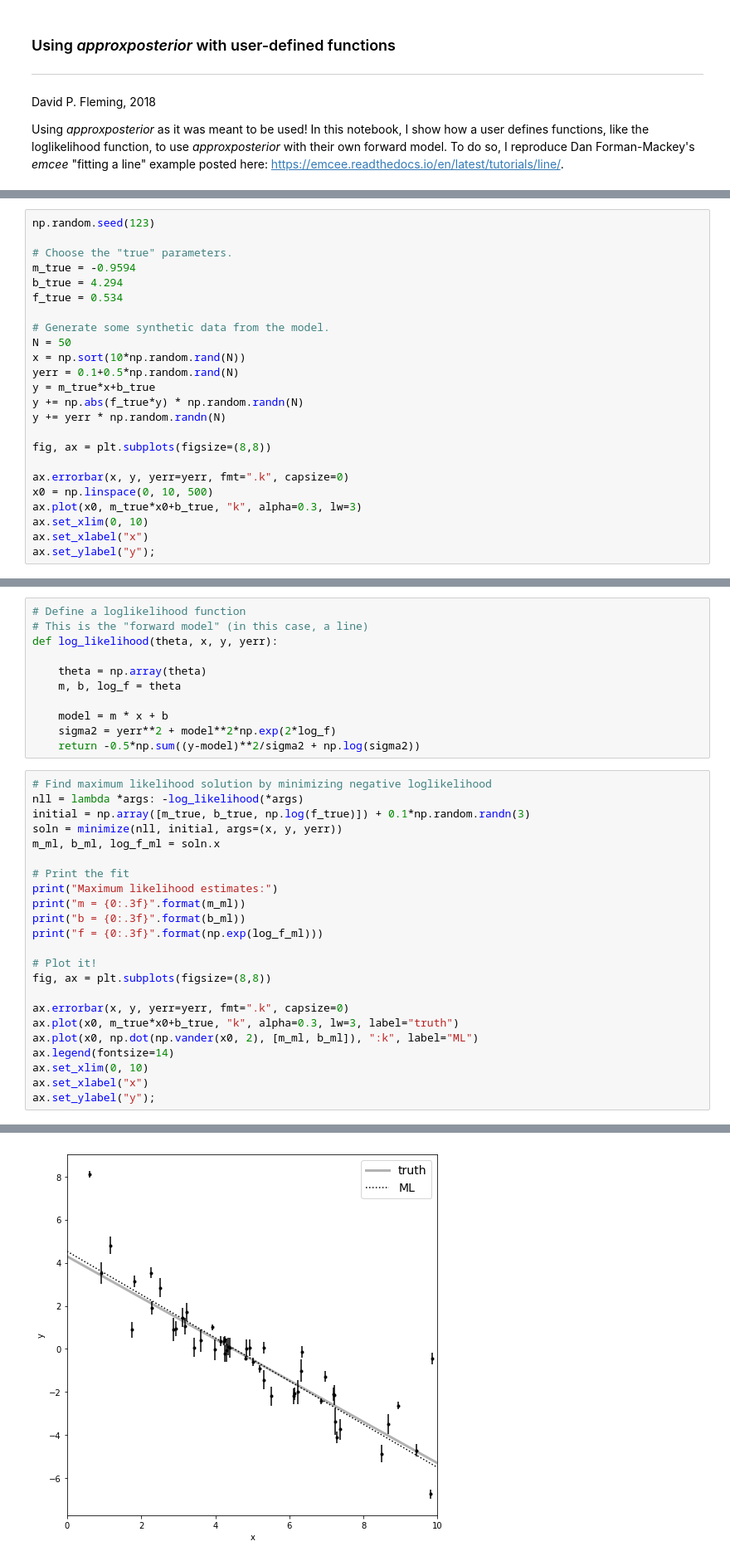
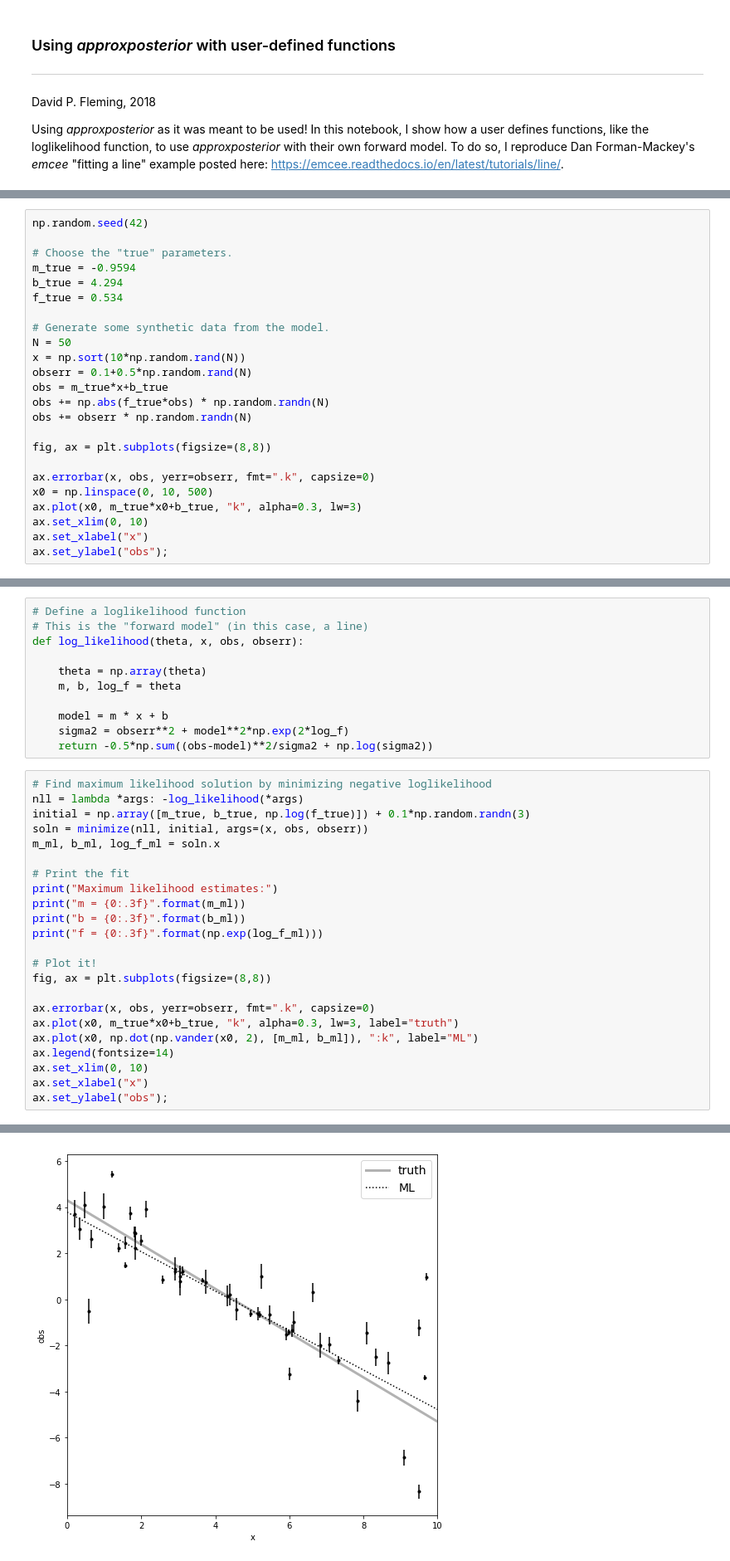
Before and after one commit to dflemin3/approxposterior, a Jupyter notebook: examples/Notebooks/tutorial.ipynb, the cells around one changed output, grey strips where cells are left out. Shown at 83% size. Drawn from its saved outputs; the diff is of its cells as text.

```diff
--- a/examples/Notebooks/tutorial.ipynb
+++ b/examples/Notebooks/tutorial.ipynb
@@ -15,7 +16,7 @@ import corner
 
 from approxposterior import bp
 # %%
-np.random.seed(123)
+np.random.seed(42)
 
 # Choose the "true" parameters.
 m_true = -0.9594
@@ -25,17 +26,17 @@ f_true = 0.534
 # Generate some synthetic data from the model.
 N = 50
 x = np.sort(10*np.random.rand(N))
-yerr = 0.1+0.5*np.random.rand(N)
-y = m_true*x+b_true
-y += np.abs(f_true*y) * np.random.randn(N)
-y += yerr * np.random.randn(N)
+obserr = 0.1+0.5*np.random.rand(N)
+obs = m_true*x+b_true
+obs += np.abs(f_true*obs) * np.random.randn(N)
+obs += obserr * np.random.randn(N)
 
 fig, ax = plt.subplots(figsize=(8,8))
 
-ax.errorbar(x, y, yerr=yerr, fmt=".k", capsize=0)
+ax.errorbar(x, obs, yerr=obserr, fmt=".k", capsize=0)
 x0 = np.linspace(0, 10, 500)
 ax.plot(x0, m_true*x0+b_true, "k", alpha=0.3, lw=3)
 ax.set_xlim(0, 10)
 ax.set_xlabel("x")
-ax.set_ylabel("y");
+ax.set_ylabel("obs");
 # %% [output]
@@ -43,19 +44,19 @@ ax.set_ylabel("y");
 # %%
 # Define a loglikelihood function
 # This is the "forward model" (in this case, a line)
-def log_likelihood(theta, x, y, yerr):
+def log_likelihood(theta, x, obs, obserr):
 
     theta = np.array(theta)
     m, b, log_f = theta
 
     model = m * x + b
-    sigma2 = yerr**2 + model**2*np.exp(2*log_f)
-    return -0.5*np.sum((y-model)**2/sigma2 + np.log(sigma2))
+    sigma2 = obserr**2 + model**2*np.exp(2*log_f)
+    return -0.5*np.sum((obs-model)**2/sigma2 + np.log(sigma2))
 # %%
 # Find maximum likelihood solution by minimizing negative loglikelihood
 nll = lambda *args: -log_likelihood(*args)
 initial = np.array([m_true, b_true, np.log(f_true)]) + 0.1*np.random.randn(3)
-soln = minimize(nll, initial, args=(x, y, yerr))
+soln = minimize(nll, initial, args=(x, obs, obserr))
 m_ml, b_ml, log_f_ml = soln.x
 
 # Print the fit
@@ -67,12 +68,12 @@ print("f = {0:.3f}".format(np.exp(log_f_ml)))
 # Plot it!
 fig, ax = plt.subplots(figsize=(8,8))
 
-ax.errorbar(x, y, yerr=yerr, fmt=".k", capsize=0)
+ax.errorbar(x, obs, yerr=obserr, fmt=".k", capsize=0)
 ax.plot(x0, m_true*x0+b_true, "k", alpha=0.3, lw=3, label="truth")
 ax.plot(x0, np.dot(np.vander(x0, 2), [m_ml, b_ml]), ":k", label="ML")
 ax.legend(fontsize=14)
 ax.set_xlim(0, 10)
 ax.set_xlabel("x")
-ax.set_ylabel("y");
+ax.set_ylabel("obs");
 # %% [output]
 Maximum likelihood estimates:
@@ -82,4 +83,4 @@ f = 0.454
-[figure, old version]
+[figure, new version]
 # %%
 def log_prior(theta):
 
```
Also changed, not shown: parts of 14 cells of this notebook, 4 other files.
